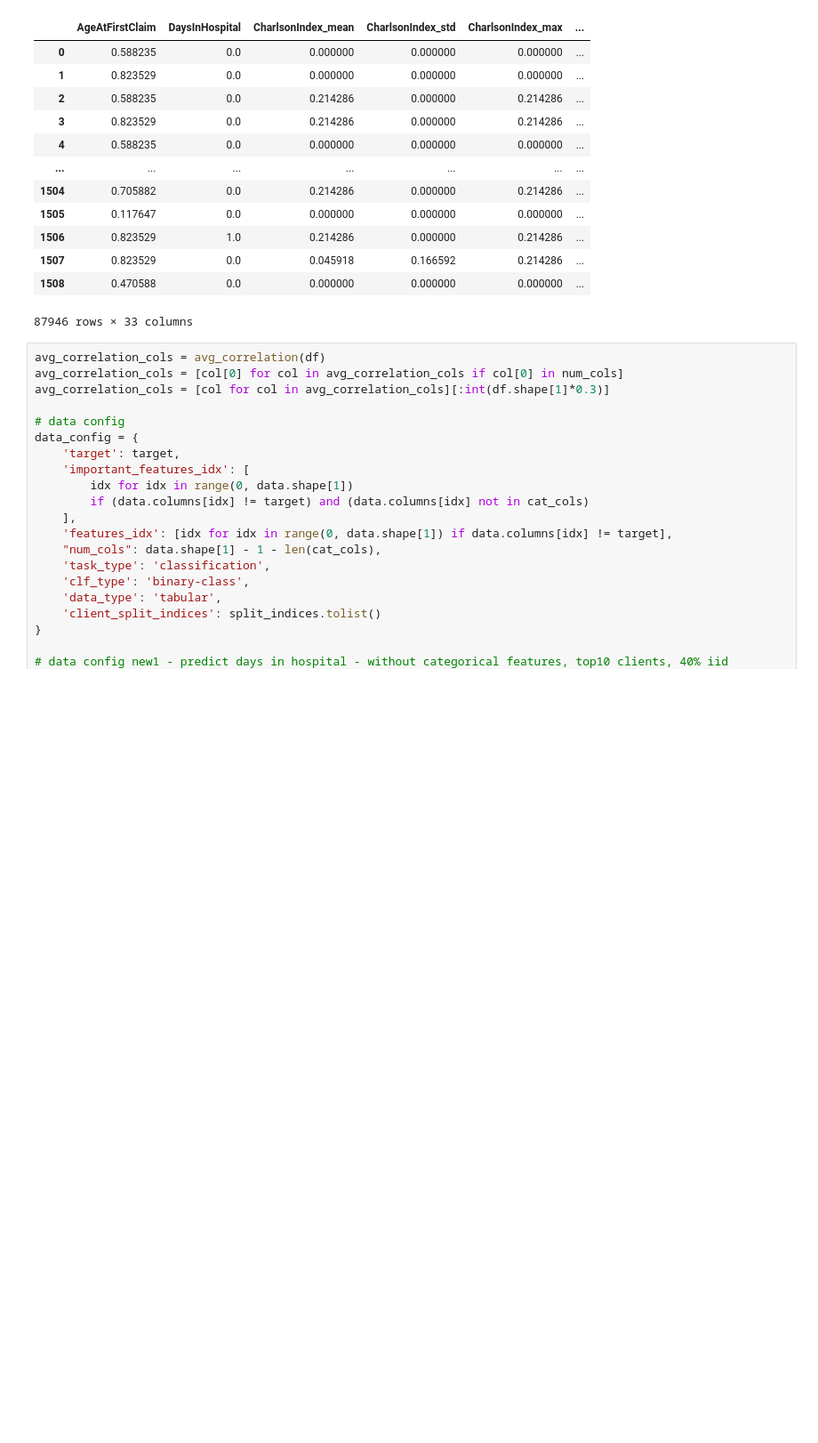
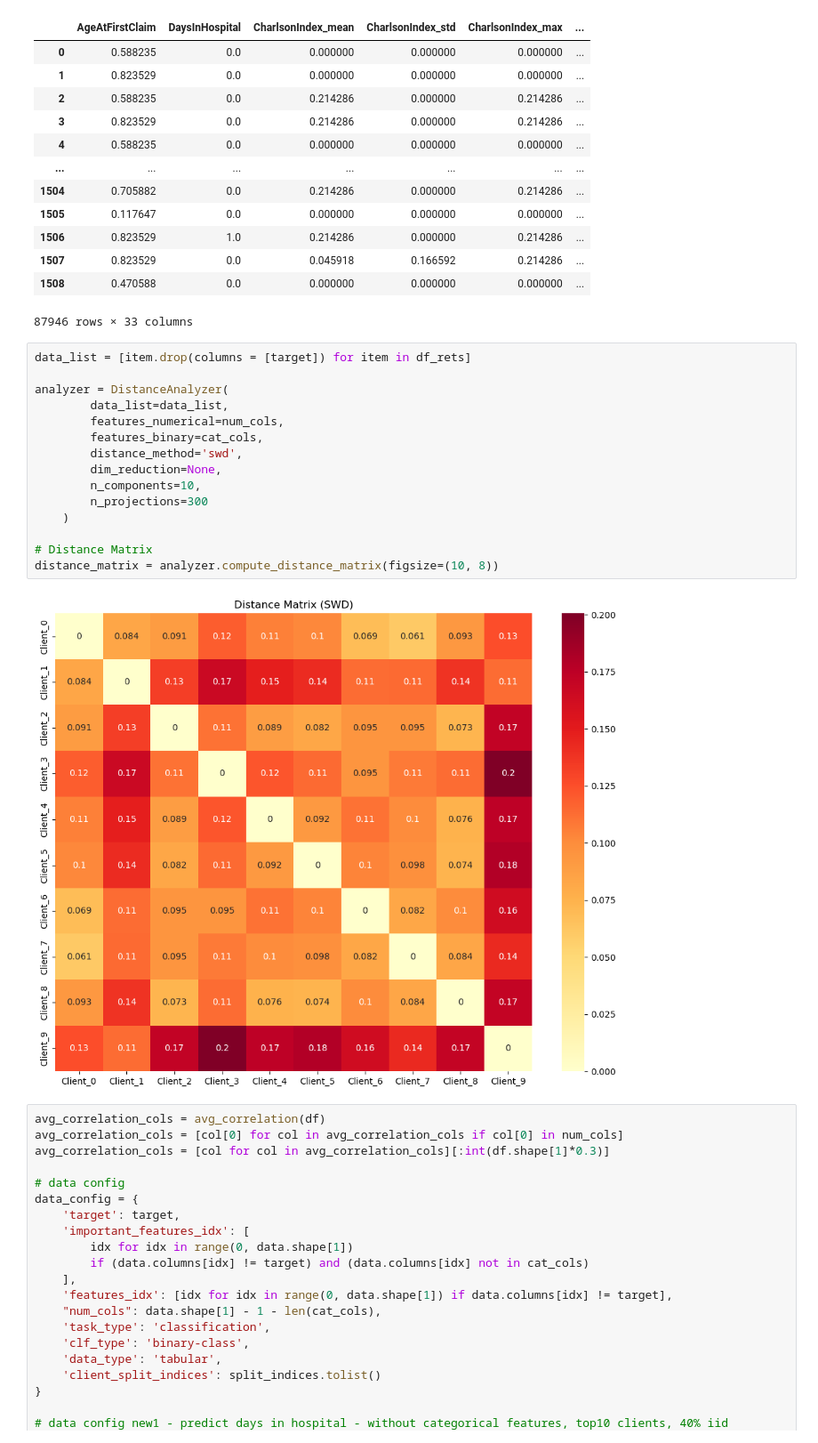
Before and after one commit to sitaomin1994/federated_imputation, a Jupyter notebook: notebook/data_preprocessing.ipynb, the cells around one changed output. Shown at 89% size. Cells and saved outputs as stored; diff of their text form; blank space fills up the shorter version.

```diff
--- a/notebook/data_preprocessing.ipynb
+++ b/notebook/data_preprocessing.ipynb
@@ -794,6 +1027,23 @@ Name: count, dtype: int64
 | 1507 | 0.823529 | 0.0 | 0.045918 | 0.166592 | 0.214286 | ... |
 | 1508 | 0.470588 | 0.0 | 0.000000 | 0.000000 | 0.000000 | ... |
 87946 rows × 33 columns
+# %%
+data_list = [item.drop(columns = [target]) for item in df_rets]
+
+analyzer = DistanceAnalyzer(
+        data_list=data_list,
+        features_numerical=num_cols,
+        features_binary=cat_cols,
+        distance_method='swd',
+        dim_reduction=None,
+        n_components=10,
+        n_projections=300
+    )
+
+# Distance Matrix
+distance_matrix = analyzer.compute_distance_matrix(figsize=(10, 8))
+# %% [output]
+[figure, added]
 # %%
 avg_correlation_cols = avg_correlation(df)
 avg_correlation_cols = [col[0] for col in avg_correlation_cols if col[0] in num_cols]
```
Also changed, not shown: parts of 21 cells of this notebook, 15 other files.
